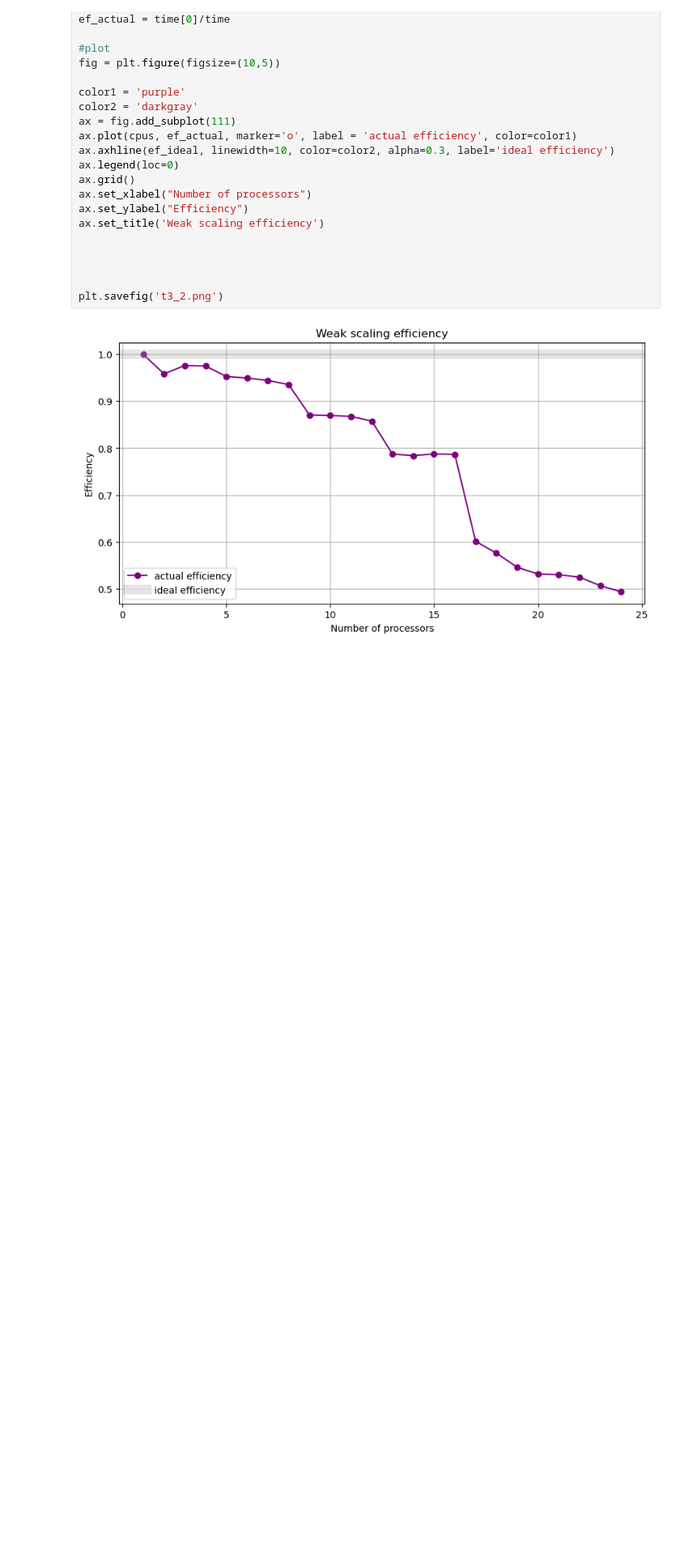
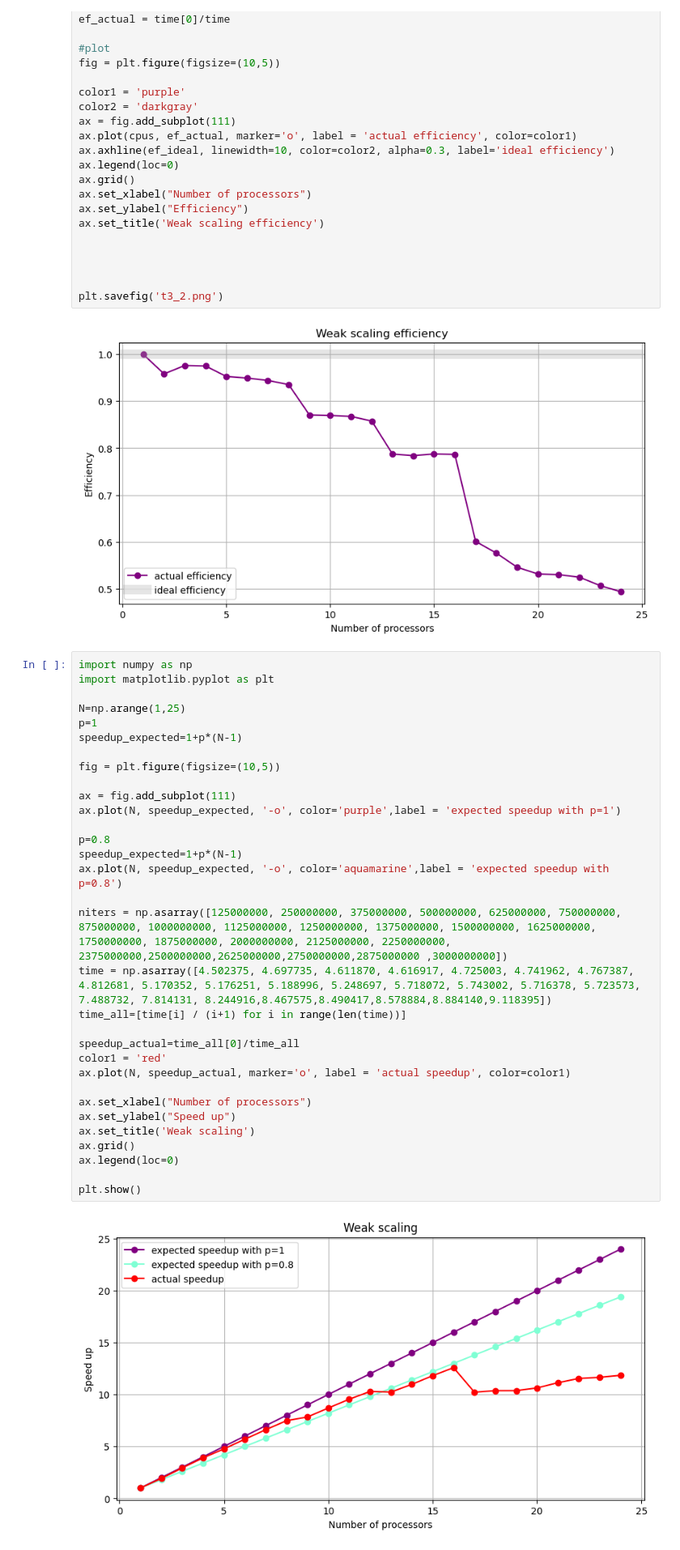
Before and after one commit to HorusLiang/HPC, a Jupyter notebook: assignment_2_cluster_computing/vis/vis2.ipynb, the cells around one changed output. Shown at 81% size. Saved outputs shown, nothing was run; the diff lists cells and outputs as text; blank space fills up the shorter version.

Commit message:
Update vis2 with speed up plot

```diff
--- a/assignment_2_cluster_computing/vis/vis2.ipynb
+++ b/assignment_2_cluster_computing/vis/vis2.ipynb
@@ -83,3 +83,37 @@ ax.set_title('Weak scaling efficiency')
 plt.savefig('t3_2.png')
 # %% [output]
 [figure]
+# %%
+import numpy as np
+import matplotlib.pyplot as plt
+
+N=np.arange(1,25)
+p=1
+speedup_expected=1+p*(N-1)
+
+fig = plt.figure(figsize=(10,5))
+
+ax = fig.add_subplot(111)
+ax.plot(N, speedup_expected, '-o', color='purple',label = 'expected speedup with p=1')
+
+p=0.8
+speedup_expected=1+p*(N-1)
+ax.plot(N, speedup_expected, '-o', color='aquamarine',label = 'expected speedup with p=0.8')
+
+niters = np.asarray([125000000, 250000000, 375000000, 500000000, 625000000, 750000000, 875000000, 1000000000, 1125000000, 1250000000, 1375000000, 1500000000, 1625000000, 1750000000, 1875000000, 2000000000, 2125000000, 2250000000, 2375000000,2500000000,2625000000,2750000000,2875000000 ,3000000000])
+time = np.asarray([4.502375, 4.697735, 4.611870, 4.616917, 4.725003, 4.741962, 4.767387, 4.812681, 5.170352, 5.176251, 5.188996, 5.248697, 5.718072, 5.743002, 5.716378, 5.723573, 7.488732, 7.814131, 8.244916,8.467575,8.490417,8.578884,8.884140,9.118395])
+time_all=[time[i] / (i+1) for i in range(len(time))]
+
+speedup_actual=time_all[0]/time_all
+color1 = 'red'
+ax.plot(N, speedup_actual, marker='o', label = 'actual speedup', color=color1)
+
+ax.set_xlabel("Number of processors")
+ax.set_ylabel("Speed up")
+ax.set_title('Weak scaling')
+ax.grid()
+ax.legend(loc=0)
+
+plt.show()
+# %% [output]
+[figure, added]
```
